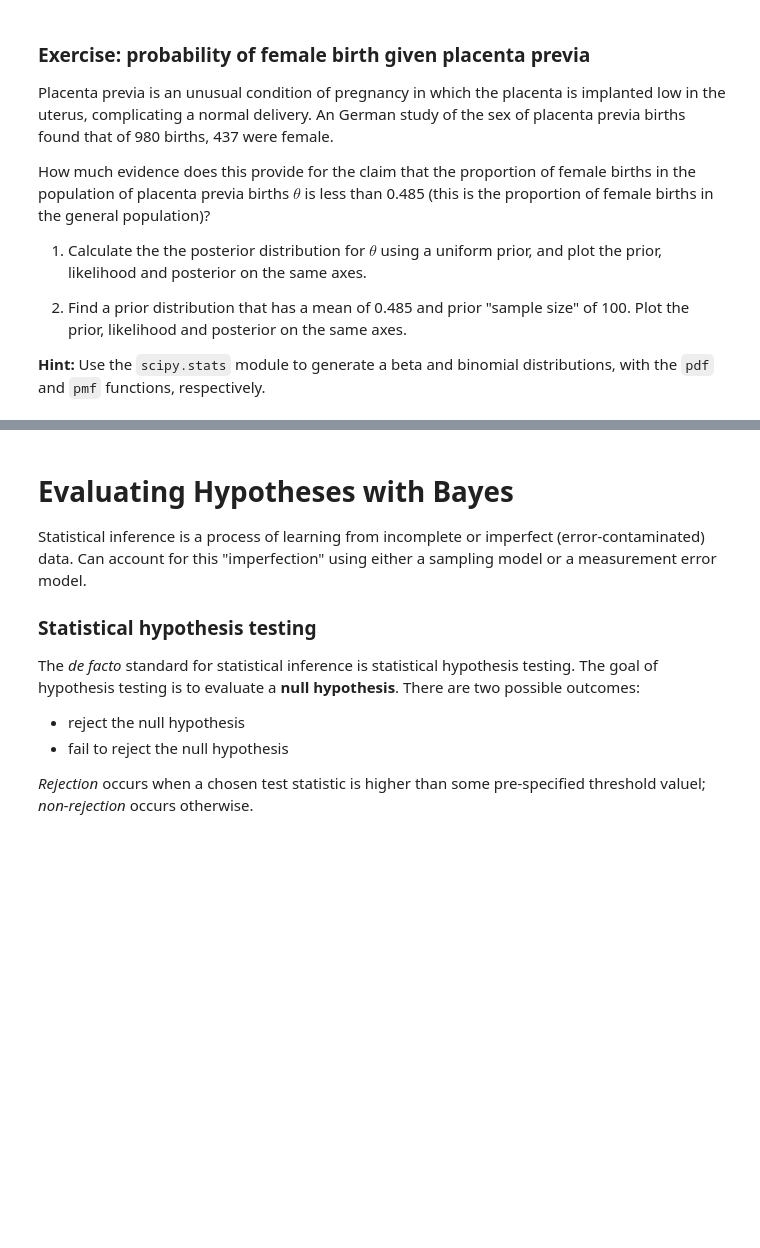
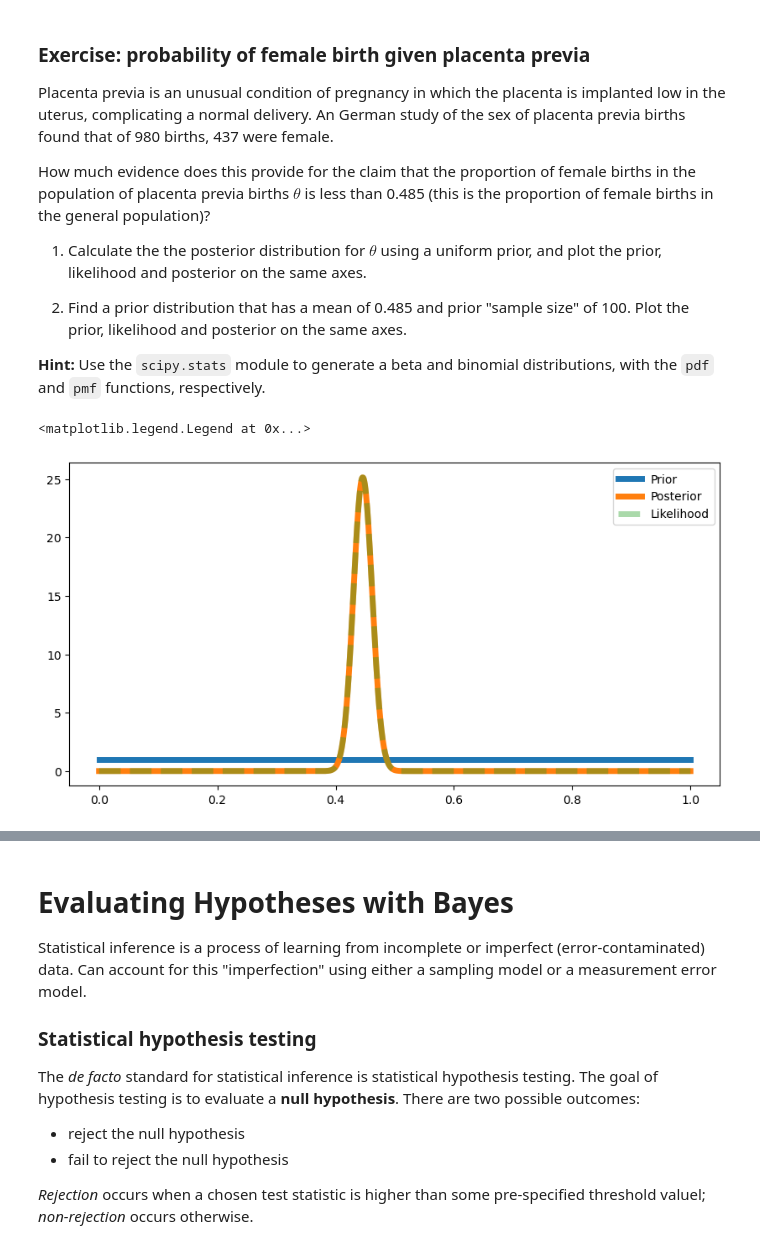
Before and after one commit to fonnesbeck/bayes_course_dec_2023, a Jupyter notebook: notebooks/Section1_1-Basic_Bayes.ipynb, the cells around one changed output, grey strips where cells are left out. Saved outputs shown, nothing was run; the diff lists cells and outputs as text; code cells hidden in the pictures; blank space fills up the shorter version.

```diff
--- a/notebooks/Section1_1-Basic_Bayes.ipynb
+++ b/notebooks/Section1_1-Basic_Bayes.ipynb
@@ -163,0 +170,18 @@ How much evidence does this provide for the claim that the proportion of female
+# %%
+# Write your answer here
+from scipy.stats import binom, beta
+
+x = np.linspace(0, 1, num=1000)
+y_prior = beta.pdf(x, 1, 1)
+y_post = beta.pdf(x, 437 + 1, 543 + 1)
+like = binom.pmf(k=437, n=980, p=x)
+like *= y_post.max() /like.max()
+
+plt.figure(figsize=(10, 5))
+plt.plot(x, y_prior, label='Prior', linewidth=5)
+plt.plot(x, y_post, label='Posterior', linewidth=5)
+plt.plot(x, like, label='Likelihood', linewidth=5, alpha=0.4, linestyle='--')
+plt.legend()
+# %% [output]
+<matplotlib.legend.Legend at 0x...>
+[figure, added]
```
Also changed, not shown: parts of 25 cells of this notebook.
